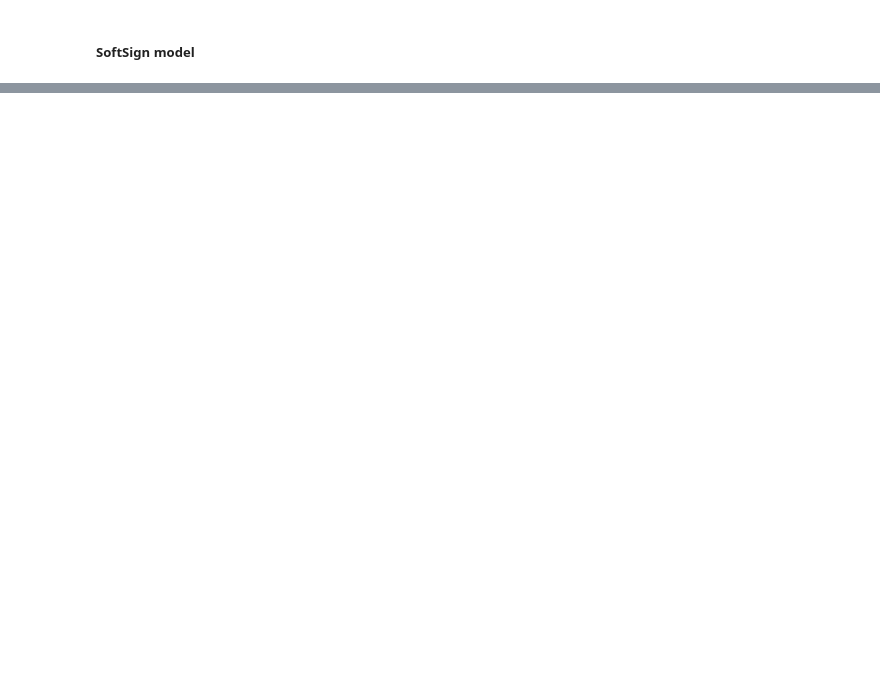
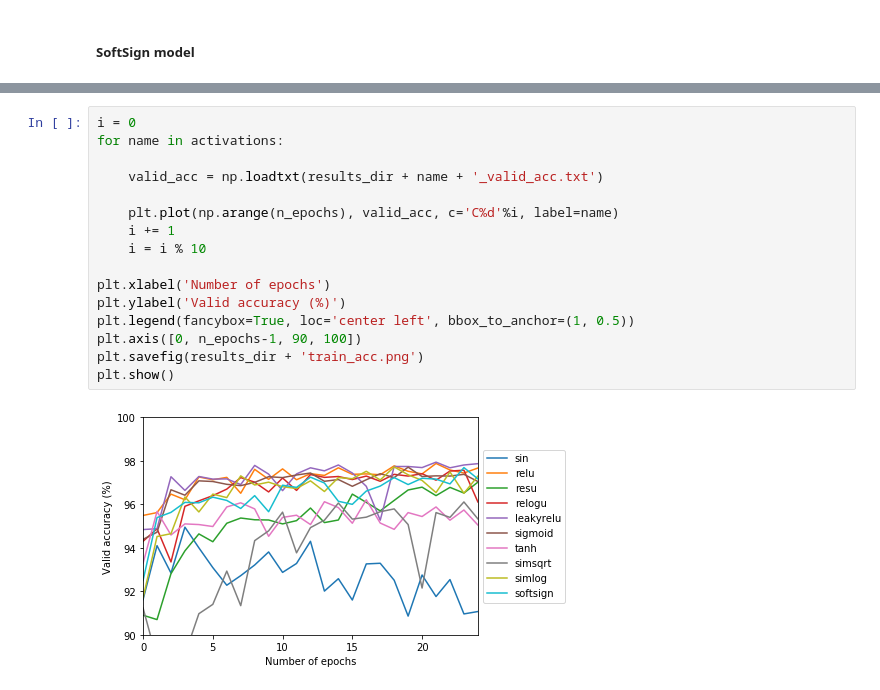
Before and after one commit to patricebechard/activation_functions, a Jupyter notebook: main.ipynb, the cells around one changed output, grey strips where cells are left out. Saved outputs shown, nothing was run; the diff lists cells and outputs as text; blank space fills up the shorter version.

```diff
--- a/main.ipynb
+++ b/main.ipynb
@@ -270,0 +486,18 @@ plt.show()
+# %%
+i = 0
+for name in activations:
+
+    valid_acc = np.loadtxt(results_dir + name + '_valid_acc.txt')
+
+    plt.plot(np.arange(n_epochs), valid_acc, c='C%d'%i, label=name)
+    i += 1
+    i = i % 10
+
+plt.xlabel('Number of epochs')
+plt.ylabel('Valid accuracy (%)')
+plt.legend(fancybox=True, loc='center left', bbox_to_anchor=(1, 0.5))
+plt.axis([0, n_epochs-1, 90, 100])
+plt.savefig(results_dir + 'train_acc.png')
+plt.show()
+# %% [output]
+[figure, added]
```
Also changed, not shown: parts of 22 cells of this notebook, 36 other files.
